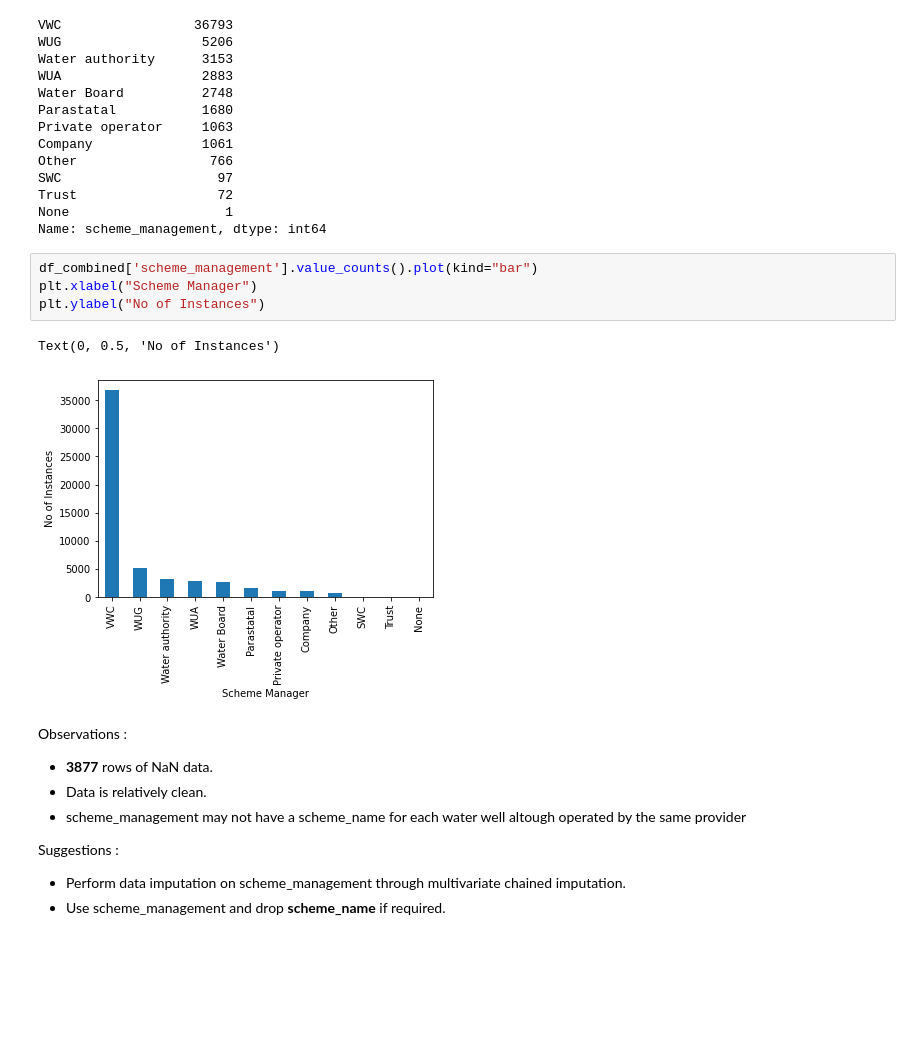
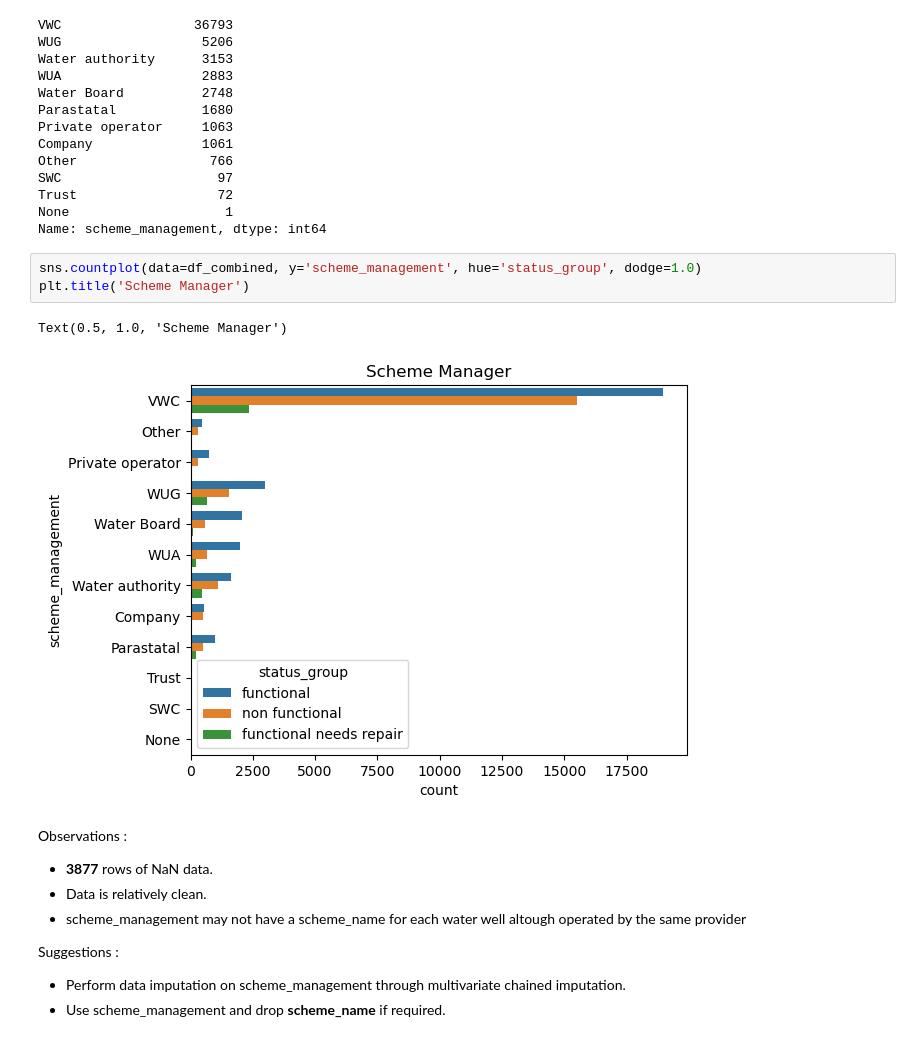
Before and after one commit to JasonErwin/dma-project, a Jupyter notebook: testing-notebooks/Jason_Preprocessing.ipynb, the cells around one changed output. Cells and saved outputs as stored; diff of their text form; blank space fills up the shorter version.

```diff
--- a/testing-notebooks/Jason_Preprocessing.ipynb
+++ b/testing-notebooks/Jason_Preprocessing.ipynb
@@ -291,13 +292,12 @@ SWC                    97
 Trust                  72
 None                    1
 Name: scheme_management, dtype: int64
-# %%
-df_combined['scheme_management'].value_counts().plot(kind="bar")
-plt.xlabel("Scheme Manager")
-plt.ylabel("No of Instances")
-# %% [output]
-Text(0, 0.5, 'No of Instances')
-[figure, removed]
+# %%
+sns.countplot(data=df_combined, y='scheme_management', hue='status_group', dodge=1.0)
+plt.title('Scheme Manager')
+# %% [output]
+Text(0.5, 1.0, 'Scheme Manager')
+[figure, added]
 # %% [markdown]
 Observations :
 - **3877** rows of NaN data.
```
Also changed, not shown: parts of 106 cells of this notebook.
